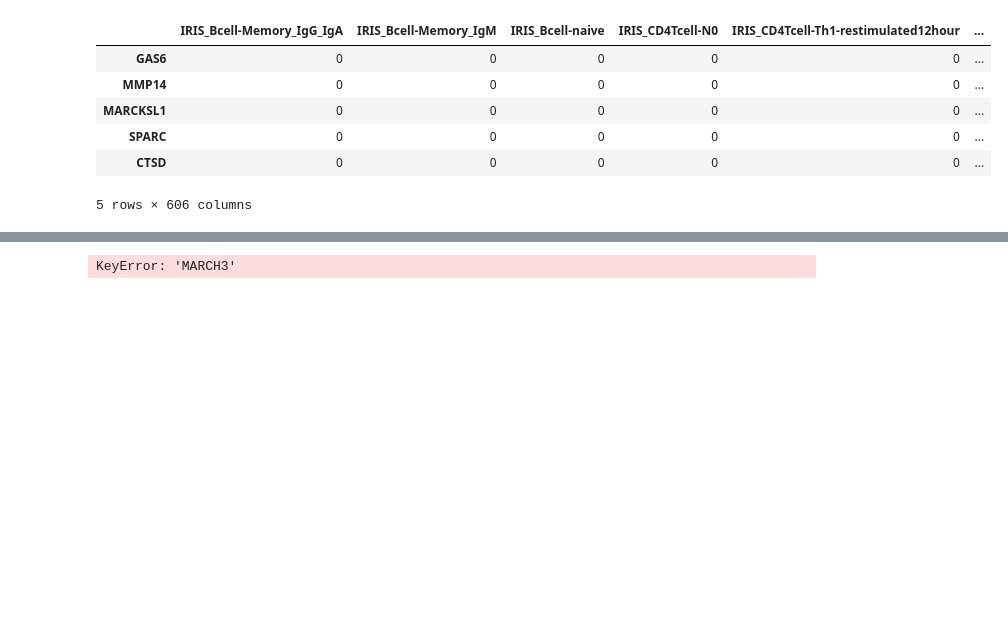
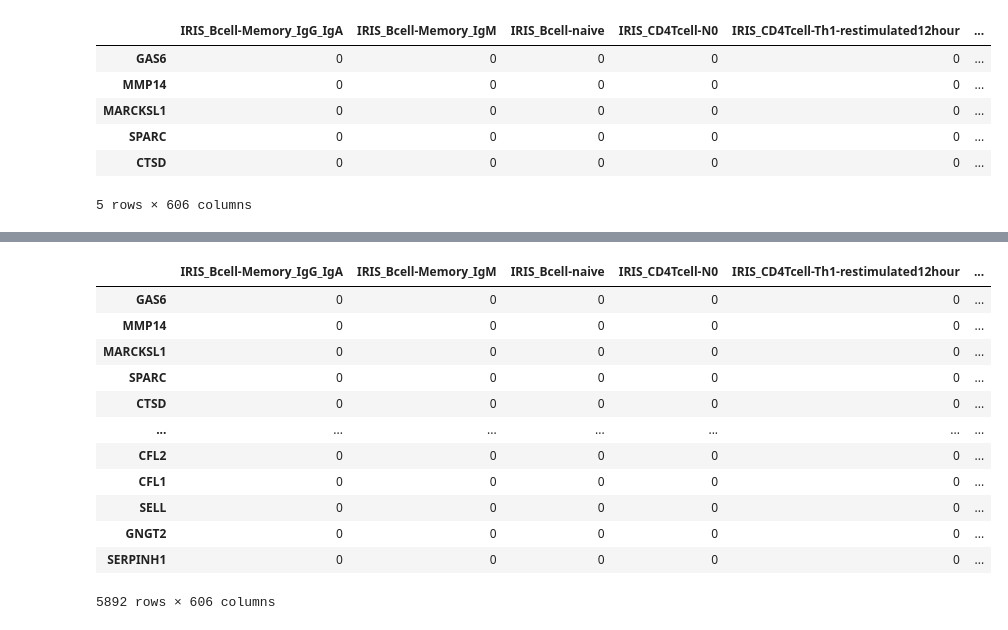
Before and after one commit to milescsmith/pyplier, a Jupyter notebook: transcoding_notebooks/getEnrichmentVals.ipynb, the cells around one changed output, grey strips where cells are left out. Saved outputs shown, nothing was run; the diff lists cells and outputs as text; code cells hidden in the pictures; blank space fills up the shorter version.

```diff
--- a/transcoding_notebooks/getEnrichmentVals.ipynb
+++ b/transcoding_notebooks/getEnrichmentVals.ipynb
@@ -81,4 +122,16 @@ KeyError: "['ATHL1', 'SERGEF', 'NAALADL1', 'FRMD8', 'SAMSN1', 'HOXA1', 'TRIB2',
-# %%
-pathwayMat.loc["MARCH3", :]
-# %% [output]
-KeyError: 'MARCH3'
+# %%
+pathwayMat_subset
+# %% [output]
+|  | IRIS_Bcell-Memory_IgG_IgA | IRIS_Bcell-Memory_IgM | IRIS_Bcell-naive | IRIS_CD4Tcell-N0 | IRIS_CD4Tcell-Th1-restimulated12hour | ... |
+| GAS6 | 0 | 0 | 0 | 0 | 0 | ... |
+| MMP14 | 0 | 0 | 0 | 0 | 0 | ... |
+| MARCKSL1 | 0 | 0 | 0 | 0 | 0 | ... |
+| SPARC | 0 | 0 | 0 | 0 | 0 | ... |
+| CTSD | 0 | 0 | 0 | 0 | 0 | ... |
+| ... | ... | ... | ... | ... | ... | ... |
+| CFL2 | 0 | 0 | 0 | 0 | 0 | ... |
+| CFL1 | 0 | 0 | 0 | 0 | 0 | ... |
+| SELL | 0 | 0 | 0 | 0 | 0 | ... |
+| GNGT2 | 0 | 0 | 0 | 0 | 0 | ... |
+| SERPINH1 | 0 | 0 | 0 | 0 | 0 | ... |
+5892 rows × 606 columns
```
Also changed, not shown: parts of 31 cells of this notebook, 31 other files.
